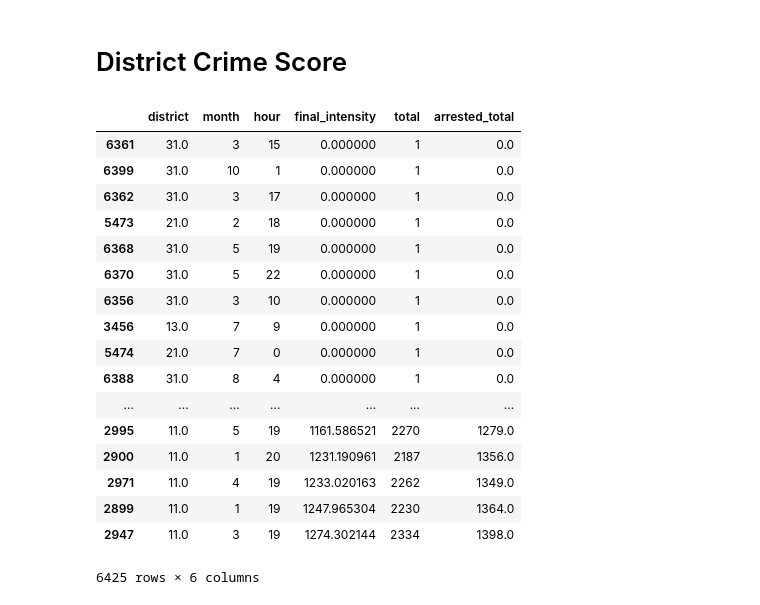
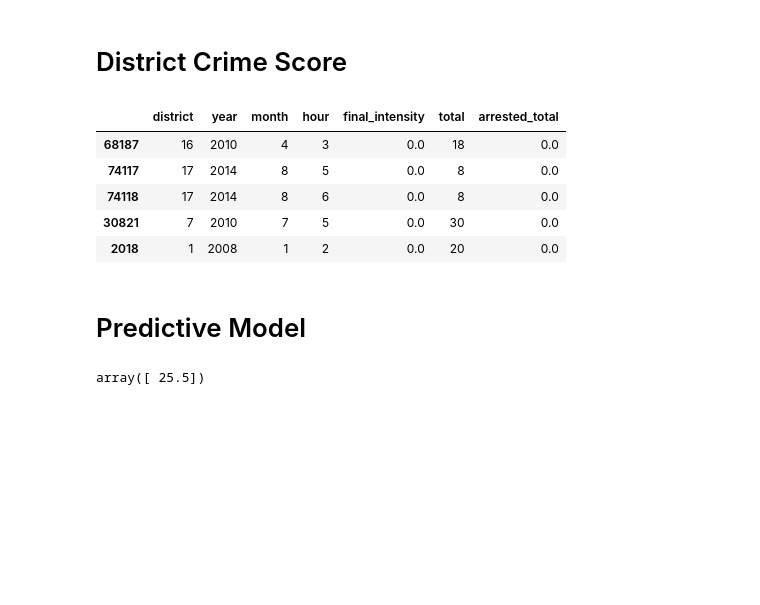
Before and after one commit to ChrisMcPherson/mids-w231-predictive-policing, a Jupyter notebook: predictive_policing_auditor.ipynb, the cells around one changed output. Saved outputs shown, nothing was run; the diff lists cells and outputs as text; code cells hidden in the pictures; blank space fills up the shorter version.

```diff
--- a/predictive_policing_auditor.ipynb
+++ b/predictive_policing_auditor.ipynb
@@ -6,13 +6,16 @@ rcParams['figure.figsize'] = 15, 6
 
 import numpy as np
 import pandas as pd
+import itertools
 import datetime
 import seaborn as sns
 from statsmodels.formula.api import ols
 import statsmodels.api as sm
+from sklearn import tree
 
+# You can find the entire Chicago crime data set here: https://data.cityofchicago.org/Public-Safety/Crimes-2001-to-present/ijzp-q8t2
 pd.set_option('display.max_columns', 500)
-local_path = r"C:\Users\Chris\OneDrive\Documents\MIDS\WS231\final"
+local_path = r"[Local path of the Chicago historic crime data found]"
 # %% [markdown]
 # Retrieve Historic Crime Data
 # %%
@@ -22,8 +25,10 @@ chgo_crimes.drop(chgo_crimes[['X Coordinate','Y Coordinate','Location','Updated
 chgo_crimes.columns = ['id','case_num','date','block','iucr','primary_type','crime_short_desc',
                       'location_desc','is_arrested','is_domestic','beat','district','ward',
                       'community_area','fbi_code','year','latitude','longitude']
-
-chgo_crimes
+chgo_crimes['district'] = chgo_crimes['district'].fillna(0.0).astype(int)
+# remove empty districts
+chgo_crimes = chgo_crimes[~chgo_crimes.district.isin([0,13,21,23,31])]
+chgo_crimes.head(5)
 # %% [output]
 |  | id | case_num | date | block | iucr | primary_type | crime_short_desc | location_desc | ... |
 | 0 | 9716392 | HX366301 | 07/28/2014 07:00:00 PM | 050XX N WINTHROP AVE | 1320 | CRIMINAL DAMAGE | TO VEHICLE | PARKING LOT/GARAGE(NON.RESID.) | ... |
@@ -46,19 +39,20 @@ chgo_crimes
 # %% [markdown]
 # Feature Engineering
 # %%
+%%time
 # Datetime features
 chgo_crimes['date'] = pd.to_datetime(chgo_crimes['date'])
 chgo_crimes['date_time'] = chgo_crimes['date'].apply(lambda dt: datetime.datetime(dt.year, dt.month, dt.day, dt.hour))
 chgo_crimes['hour'] = chgo_crimes['date'].dt.hour
 chgo_crimes['month'] = chgo_crimes['date'].dt.month
+chgo_crimes['year'] = chgo_crimes['date'].dt.year
 
 # Crime description feature
 chgo_crimes['crime_desc'] = chgo_crimes[['primary_type', 'crime_short_desc']].apply(lambda x: ' - '.join(x), axis=1)
 
-# Geo features
-chgo_crimes['short_lat'], chgo_crimes['short_long'] = chgo_crimes['latitude'], chgo_crimes['longitude']
-chgo_crimes.round({'short_lat':2, 'short_long':2})
+# Geo features - Allows for a more precise location prediction than "district"
+#chgo_crimes['short_lat'], chgo_crimes['short_long'] = chgo_crimes['latitude'], chgo_crimes['longitude']
+#chgo_crimes.round({'short_lat':2, 'short_long':2})
 #chgo_crimes['short_geo'] = chgo_crimes[['short_lat', 'short_long']].apply(lambda x: ''.join(str(x)), axis=1)
-
 chgo_crimes
 # %% [output]
@@ -84,45 +61,48 @@ chgo_crimes
 # District Crime Score
 # %%
 # Total number of arrests per crime description
-arrested_desc = chgo_crimes[chgo_crimes['is_arrested']][['id','crime_desc','district','month','hour']]
-arrested_desc = arrested_desc.groupby(['district','month','hour','crime_desc']).id.nunique().reset_index()
-arrested_desc.columns = ['district','month','hour','crime_desc','arrested_total']
+chgo_crimes['month'] = chgo_crimes['date'].dt.month
+chgo_crimes['year'] = chgo_crimes['date'].dt.year
+arrested_desc = chgo_crimes[chgo_crimes['is_arrested']][['id','crime_desc','district','year','month','hour']]
+arrested_desc = arrested_desc.groupby(['district','year','month','hour','crime_desc']).id.nunique().reset_index()
+arrested_desc.columns = ['district','year','month','hour','crime_desc','arrested_total']
 
 # Total number of incidents (arrest or non-arrest) per crime description
-crime_desc = chgo_crimes[['id','crime_desc','district','month','hour']]
-crime_desc = crime_desc.groupby(['district','month','hour','crime_desc']).id.nunique().reset_index()
-crime_desc.columns = ['district','month','hour','crime_desc','total']
+crime_desc = chgo_crimes[['id','crime_desc','district','year','month','hour']]
+crime_desc = crime_desc.groupby(['district','year','month','hour','crime_desc']).id.nunique().reset_index()
+crime_desc.columns = ['district','year','month','hour','crime_desc','total']
 
 # Calculate score
 chgo_district_scores = pd.merge(crime_desc, arrested_desc, how = 'left')
 chgo_district_scores.fillna(0, inplace = True)
 chgo_district_scores['raw_intensity'] = chgo_district_scores['arrested_total'] / chgo_district_scores['total']
 chgo_district_scores['final_intensity'] = chgo_district_scores['arrested_total'] * chgo_district_scores['raw_intensity']
 
-# Summarize score
-chgo_district_scores = chgo_district_scores.groupby(['district','month','hour'])[['final_intensity','total','arrested_total']].sum().reset_index()
+# Summarize score by district, year, month, and hour
+chgo_district_scores = chgo_district_scores.groupby(['district','year','month','hour'])[['final_intensity','total','arrested_total']].sum().reset_index()
 chgo_district_scores.sort_values('final_intensity', inplace = True)
 
-# Save pickle file
+# Save pickle file for future analysis
 chgo_district_scores.to_pickle('district_crime_scores.pkl')
 
-chgo_district_scores
+chgo_district_scores.head(5)
 # %% [output]
-|  | district | month | hour | final_intensity | total | arrested_total |
-| 6361 | 31.0 | 3 | 15 | 0.000000 | 1 | 0.0 |
-| 6399 | 31.0 | 10 | 1 | 0.000000 | 1 | 0.0 |
-| 6362 | 31.0 | 3 | 17 | 0.000000 | 1 | 0.0 |
-| 5473 | 21.0 | 2 | 18 | 0.000000 | 1 | 0.0 |
-| 6368 | 31.0 | 5 | 19 | 0.000000 | 1 | 0.0 |
-| 6370 | 31.0 | 5 | 22 | 0.000000 | 1 | 0.0 |
-| 6356 | 31.0 | 3 | 10 | 0.000000 | 1 | 0.0 |
-| 3456 | 13.0 | 7 | 9 | 0.000000 | 1 | 0.0 |
-| 5474 | 21.0 | 7 | 0 | 0.000000 | 1 | 0.0 |
-| 6388 | 31.0 | 8 | 4 | 0.000000 | 1 | 0.0 |
-| ... | ... | ... | ... | ... | ... | ... |
-| 2995 | 11.0 | 5 | 19 | 1161.586521 | 2270 | 1279.0 |
-| 2900 | 11.0 | 1 | 20 | 1231.190961 | 2187 | 1356.0 |
-| 2971 | 11.0 | 4 | 19 | 1233.020163 | 2262 | 1349.0 |
-| 2899 | 11.0 | 1 | 19 | 1247.965304 | 2230 | 1364.0 |
-| 2947 | 11.0 | 3 | 19 | 1274.302144 | 2334 | 1398.0 |
+|  | district | year | month | hour | final_intensity | total | arrested_total |
+| 68187 | 16 | 2010 | 4 | 3 | 0.0 | 18 | 0.0 |
+| 74117 | 17 | 2014 | 8 | 5 | 0.0 | 8 | 0.0 |
+| 74118 | 17 | 2014 | 8 | 6 | 0.0 | 8 | 0.0 |
+| 30821 | 7 | 2010 | 7 | 5 | 0.0 | 30 | 0.0 |
+| 2018 | 1 | 2008 | 1 | 2 | 0.0 | 20 | 0.0 |
-6425 rows × 6 columns
+# %% [markdown]
+# Predictive Model
+# %%
+# Partition data for cross-validation
+#holdout = chgo_district_scores.sample(frac=0.2)
+#training = chgo_district_scores.loc[~chgo_district_scores.index.isin(holdout.index)]
+
+# Decision Tree Regressor for Continuous predictor
+dtr = tree.DecisionTreeRegressor()
+dtr = dtr.fit(chgo_district_scores[['district','year','month','hour']], chgo_district_scores['final_intensity'])
+dtr.predict([[11,2018,4,10]])
+# %% [output]
+array([ 25.5])
```
Also changed, not shown: parts of 17 cells of this notebook, 2 other files.
